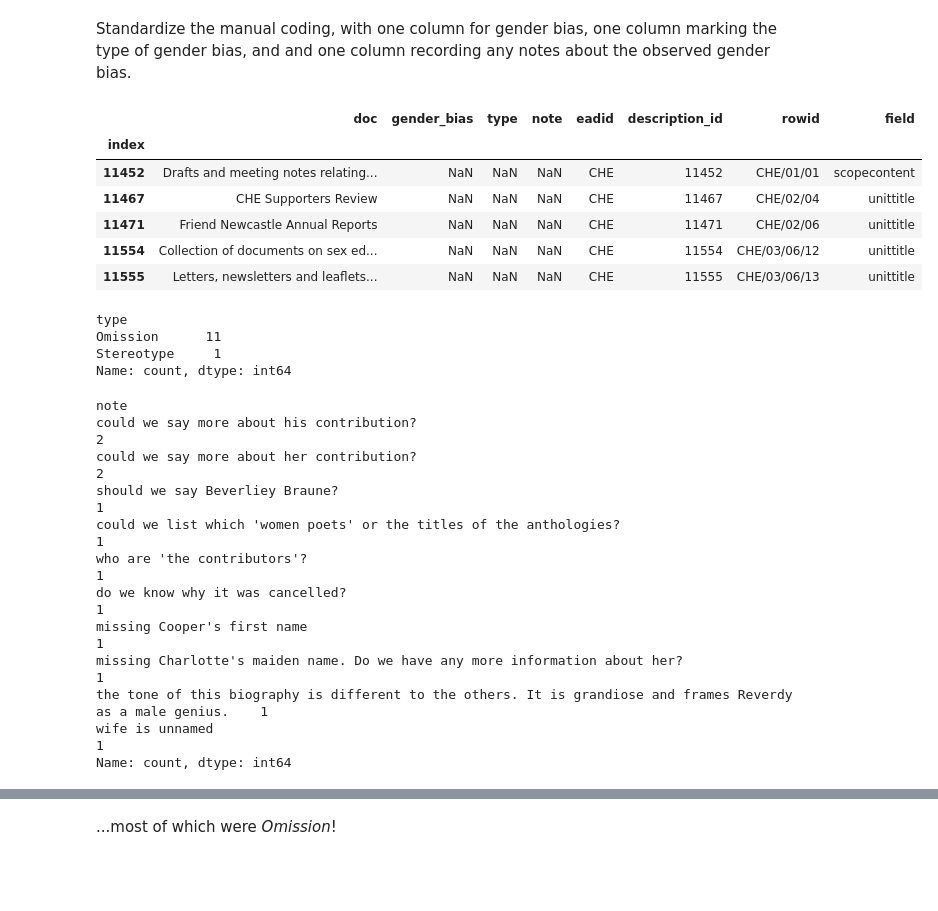
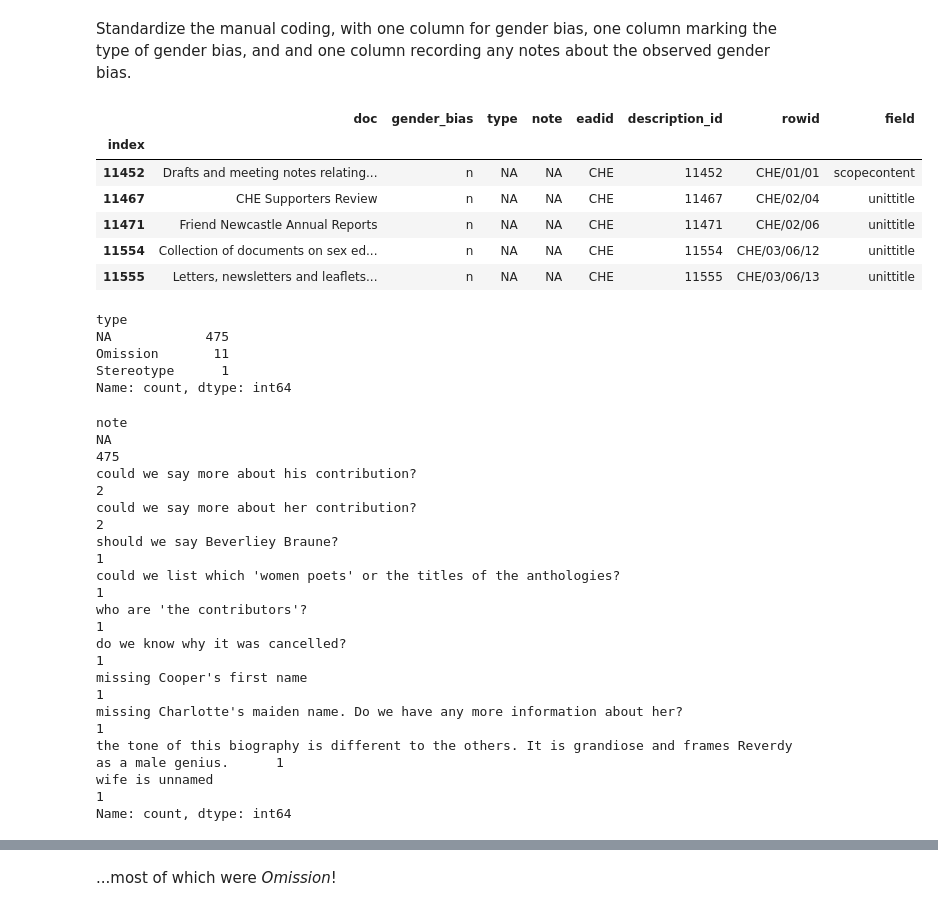
Before and after one commit to thegoose20/nusc, a Jupyter notebook: combine_manually_coded_data.ipynb, the cells around one changed output, grey strips where cells are left out. Saved outputs shown, nothing was run; the diff lists cells and outputs as text; code cells hidden in the pictures; blank space fills up the shorter version.

```diff
--- a/combine_manual_and_classified_data.ipynb
+++ b/combine_manually_coded_data.ipynb
@@ -12,6 +14,8 @@ Read all the CSV data files with manual coding.
 # %%
 coded_path = config.coded_data_path
 csvs = os.listdir(coded_path)
+if "all_manually_coded_data.csv" in csvs:
+    csvs.remove("all_manually_coded_data.csv")
 print(csvs)
 # %% [output]
 ['CHE_sample_no_preds-manually-checked.csv', 'SH_sample_no_preds-manually-checked.csv', 'BXB_sample_no_preds-manually-checked.csv', 'BP_unclassified-manually-checked.csv', 'HL_unclassified-manually-ch ...
@@ -74,36 +111,41 @@ Standardize the manual coding, with one column for gender bias, one column marki
 # %%
 df1["type"] = df1["gender_bias"].str.split(" - ", expand=True)[0]
 df1["note"] = df1["gender_bias"].str.rsplit(" - ", expand=True)[1]
 df1 = df1[["doc", "gender_bias", "type", "note", "eadid", "description_id", "rowid", "field"]]
+df1.fillna({"gender_bias": "n"}, inplace=True)
+df1.fillna({"type": "NA"}, inplace=True)
+df1.fillna({"note": "NA"}, inplace=True)
 df1.head()
 # %% [output]
 |  | doc | gender_bias | type | note | eadid | description_id | rowid | field |
 | index |  |  |  |  |  |  |  |  |
-| 11452 | Drafts and meeting notes relating... | NaN | NaN | NaN | CHE | 11452 | CHE/01/01 | scopecontent |
-| 11467 | CHE Supporters Review | NaN | NaN | NaN | CHE | 11467 | CHE/02/04 | unittitle |
-| 11471 | Friend Newcastle Annual Reports | NaN | NaN | NaN | CHE | 11471 | CHE/02/06 | unittitle |
-| 11554 | Collection of documents on sex ed... | NaN | NaN | NaN | CHE | 11554 | CHE/03/06/12 | unittitle |
-| 11555 | Letters, newsletters and leaflets... | NaN | NaN | NaN | CHE | 11555 | CHE/03/06/13 | unittitle |
+| 11452 | Drafts and meeting notes relating... | n | NA | NA | CHE | 11452 | CHE/01/01 | scopecontent |
+| 11467 | CHE Supporters Review | n | NA | NA | CHE | 11467 | CHE/02/04 | unittitle |
+| 11471 | Friend Newcastle Annual Reports | n | NA | NA | CHE | 11471 | CHE/02/06 | unittitle |
+| 11554 | Collection of documents on sex ed... | n | NA | NA | CHE | 11554 | CHE/03/06/12 | unittitle |
+| 11555 | Letters, newsletters and leaflets... | n | NA | NA | CHE | 11555 | CHE/03/06/13 | unittitle |
 # %%
 df1.type.value_counts()
 # %% [output]
 type
-Omission      11
-Stereotype     1
+NA            475
+Omission       11
+Stereotype      1
 Name: count, dtype: int64
 # %%
 df1.note.value_counts()
 # %% [output]
 note
-could we say more about his contribution?                                                                      2
-could we say more about her contribution?                                                                      2
-should we say Beverliey Braune?                                                                                1
-could we list which 'women poets' or the titles of the anthologies?                                            1
-who are 'the contributors'?                                                                                    1
-do we know why it was cancelled?                                                                               1
-missing Cooper's first name                                                                                    1
-missing Charlotte's maiden name. Do we have any more information about her?                                    1
-the tone of this biography is different to the others. It is grandiose and frames Reverdy as a male genius.    1
-wife is unnamed                                                                                                1
+NA                                                                                                             475
+could we say more about his contribution?                                                                        2
+could we say more about her contribution?                                                                        2
+should we say Beverliey Braune?                                                                                  1
+could we list which 'women poets' or the titles of the anthologies?                                              1
+who are 'the contributors'?                                                                                      1
+do we know why it was cancelled?                                                                                 1
+missing Cooper's first name                                                                                      1
+missing Charlotte's maiden name. Do we have any more information about her?                                      1
+the tone of this biography is different to the others. It is grandiose and frames Reverdy as a male genius.      1
+wife is unnamed                                                                                                  1
 Name: count, dtype: int64
 # %%
```
Also changed, not shown: parts of 17 cells of this notebook.
